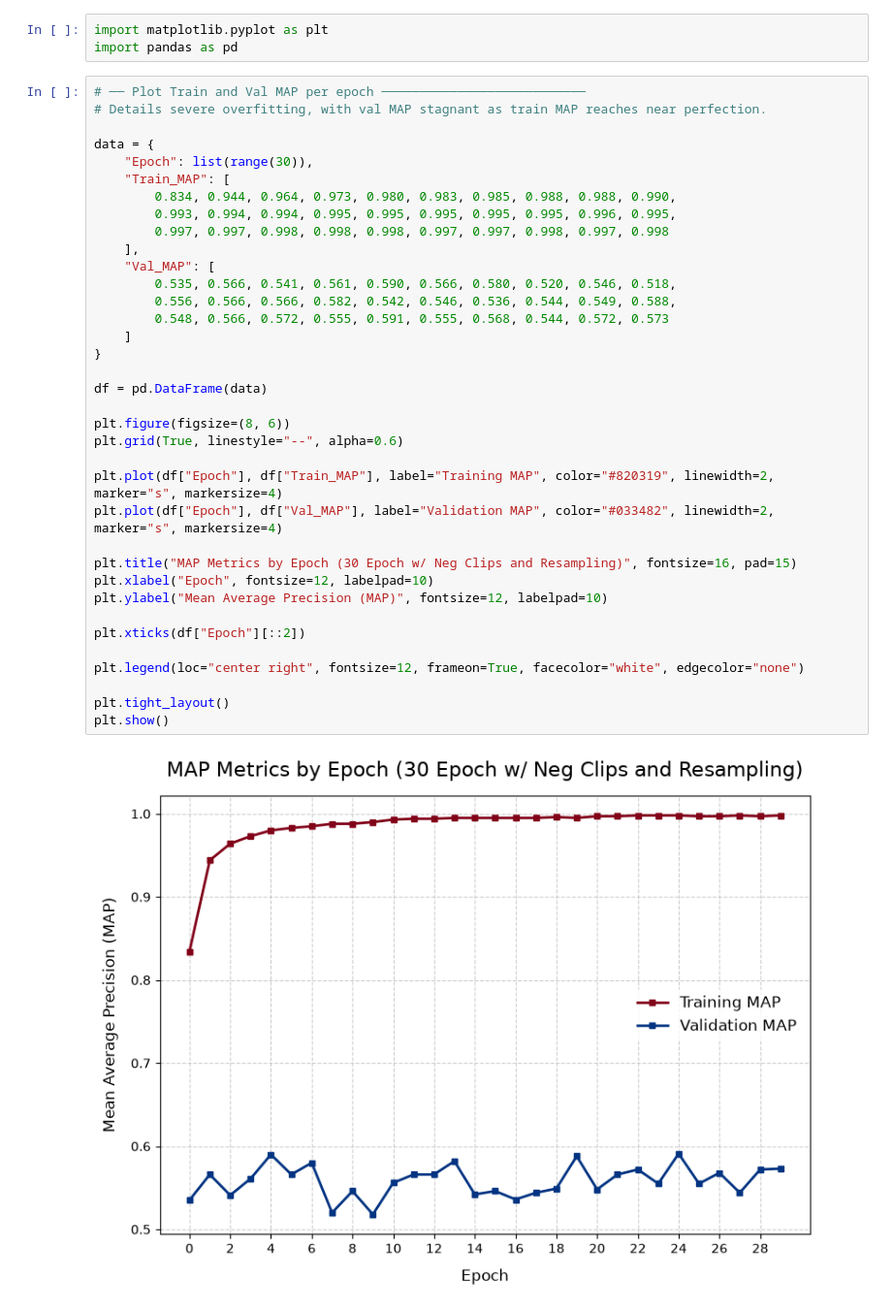
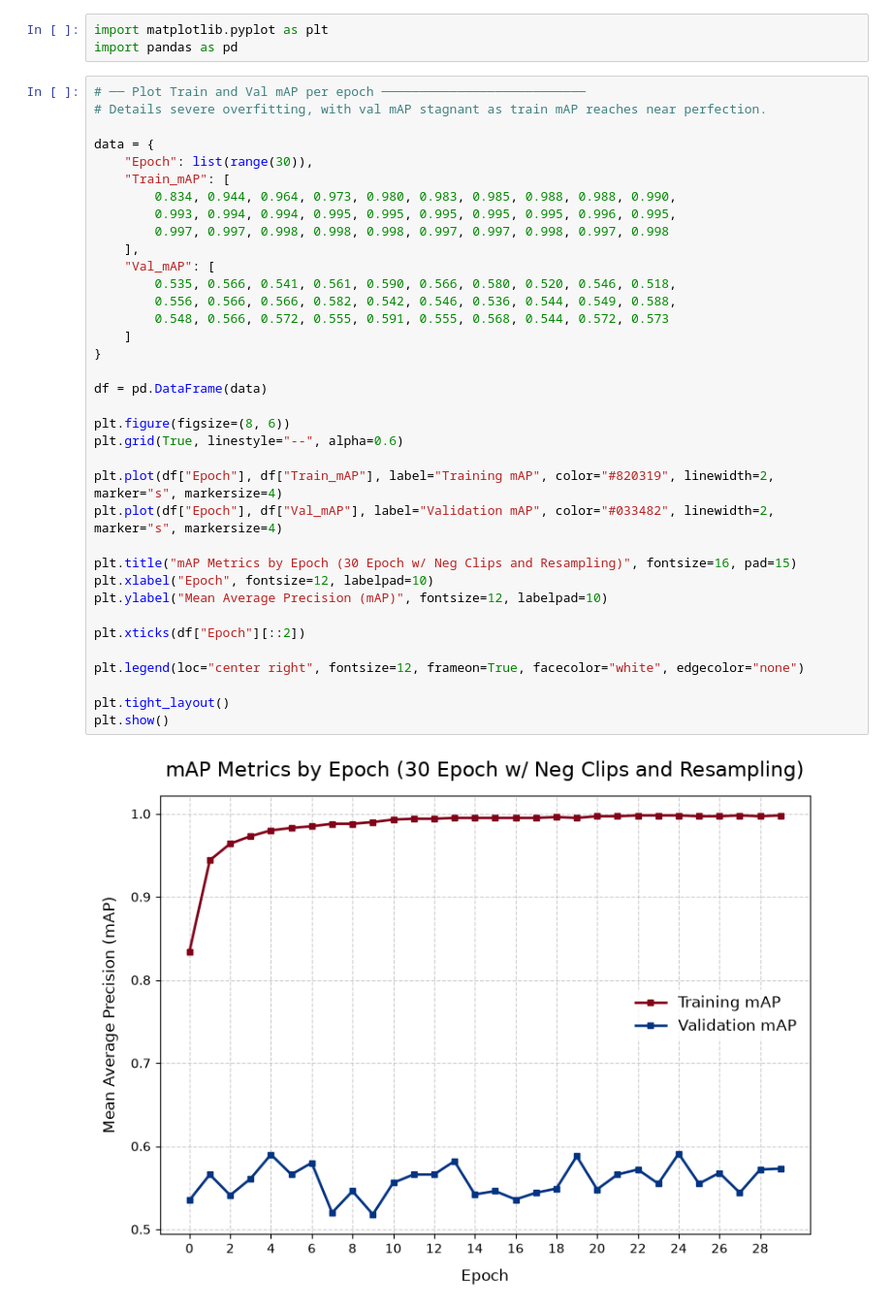
Before and after one commit to Grey-otoc/BioAcousticStreamEngine, a Jupyter notebook: training/V2-notebooks/04_plot_results.ipynb, the cells around one changed output. Shown at 97% size. Cells and saved outputs as stored; diff of their text form.

```diff
--- a/training/V2-notebooks/04_plot_results.ipynb
+++ b/training/V2-notebooks/04_plot_results.ipynb
@@ -8,41 +8,41 @@ Plot training and validation MAP metrics over epochs to highlight any underfitti
 import matplotlib.pyplot as plt
 import pandas as pd
 # %%
-# ── Plot Train and Val MAP per epoch ───────────────────────────
-# Details severe overfitting, with val MAP stagnant as train MAP reaches near perfection.
+# ── Plot Train and Val mAP per epoch ───────────────────────────
+# Details severe overfitting, with val mAP stagnant as train mAP reaches near perfection.
 
 data = {
     "Epoch": list(range(30)),
-    "Train_MAP": [
+    "Train_mAP": [
         0.834, 0.944, 0.964, 0.973, 0.980, 0.983, 0.985, 0.988, 0.988, 0.990,
         0.993, 0.994, 0.994, 0.995, 0.995, 0.995, 0.995, 0.995, 0.996, 0.995,
         0.997, 0.997, 0.998, 0.998, 0.998, 0.997, 0.997, 0.998, 0.997, 0.998
     ],
-    "Val_MAP": [
+    "Val_mAP": [
         0.535, 0.566, 0.541, 0.561, 0.590, 0.566, 0.580, 0.520, 0.546, 0.518,
         0.556, 0.566, 0.566, 0.582, 0.542, 0.546, 0.536, 0.544, 0.549, 0.588,
         0.548, 0.566, 0.572, 0.555, 0.591, 0.555, 0.568, 0.544, 0.572, 0.573
     ]
 }
 
 df = pd.DataFrame(data)
 
 plt.figure(figsize=(8, 6))
 plt.grid(True, linestyle="--", alpha=0.6)
 
-plt.plot(df["Epoch"], df["Train_MAP"], label="Training MAP", color="#820319", linewidth=2, marker="s", markersize=4)
-plt.plot(df["Epoch"], df["Val_MAP"], label="Validation MAP", color="#033482", linewidth=2, marker="s", markersize=4)
+plt.plot(df["Epoch"], df["Train_mAP"], label="Training mAP", color="#820319", linewidth=2, marker="s", markersize=4)
+plt.plot(df["Epoch"], df["Val_mAP"], label="Validation mAP", color="#033482", linewidth=2, marker="s", markersize=4)
 
-plt.title("MAP Metrics by Epoch (30 Epoch w/ Neg Clips and Resampling)", fontsize=16, pad=15)
+plt.title("mAP Metrics by Epoch (30 Epoch w/ Neg Clips and Resampling)", fontsize=16, pad=15)
 plt.xlabel("Epoch", fontsize=12, labelpad=10)
-plt.ylabel("Mean Average Precision (MAP)", fontsize=12, labelpad=10)
+plt.ylabel("Mean Average Precision (mAP)", fontsize=12, labelpad=10)
 
 plt.xticks(df["Epoch"][::2])
 
 plt.legend(loc="center right", fontsize=12, frameon=True, facecolor="white", edgecolor="none")
 
 plt.tight_layout()
 plt.show()
 # %% [output]
-[figure, old version]
+[figure, new version]
 # %%
```
Also changed, not shown: parts of 7 cells of this notebook, 1 other file.
